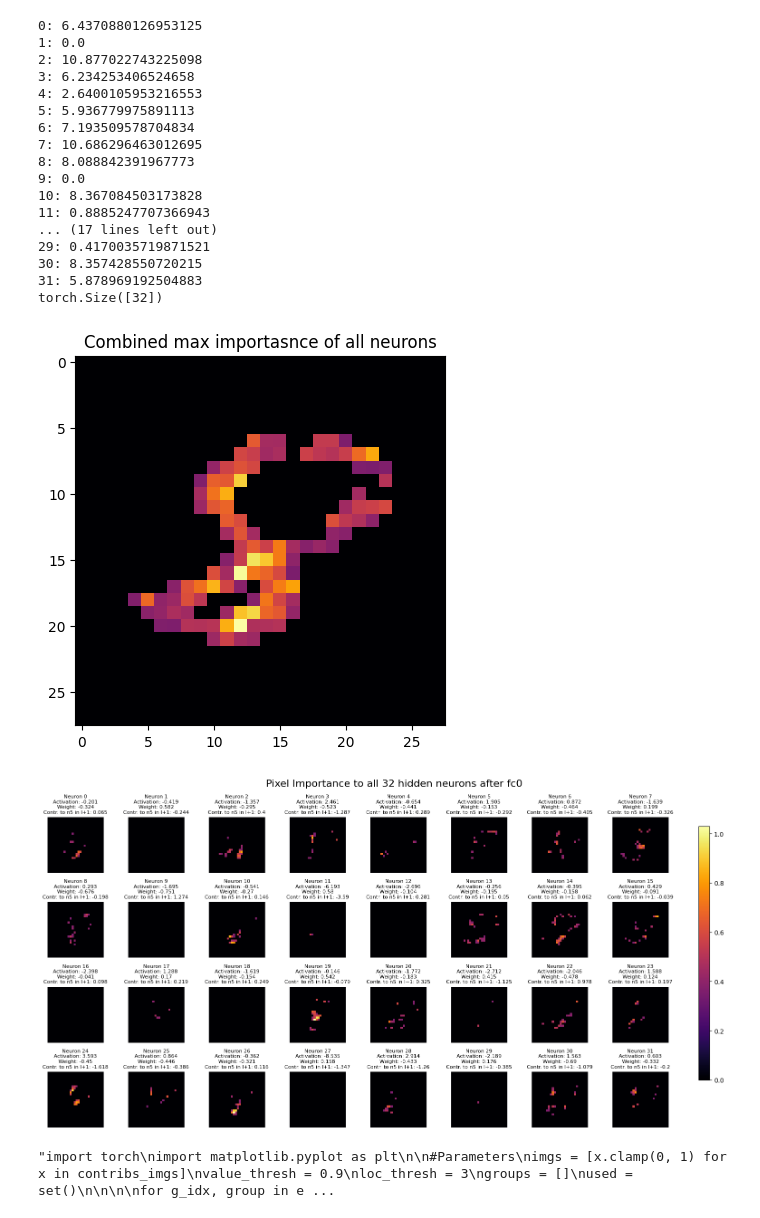
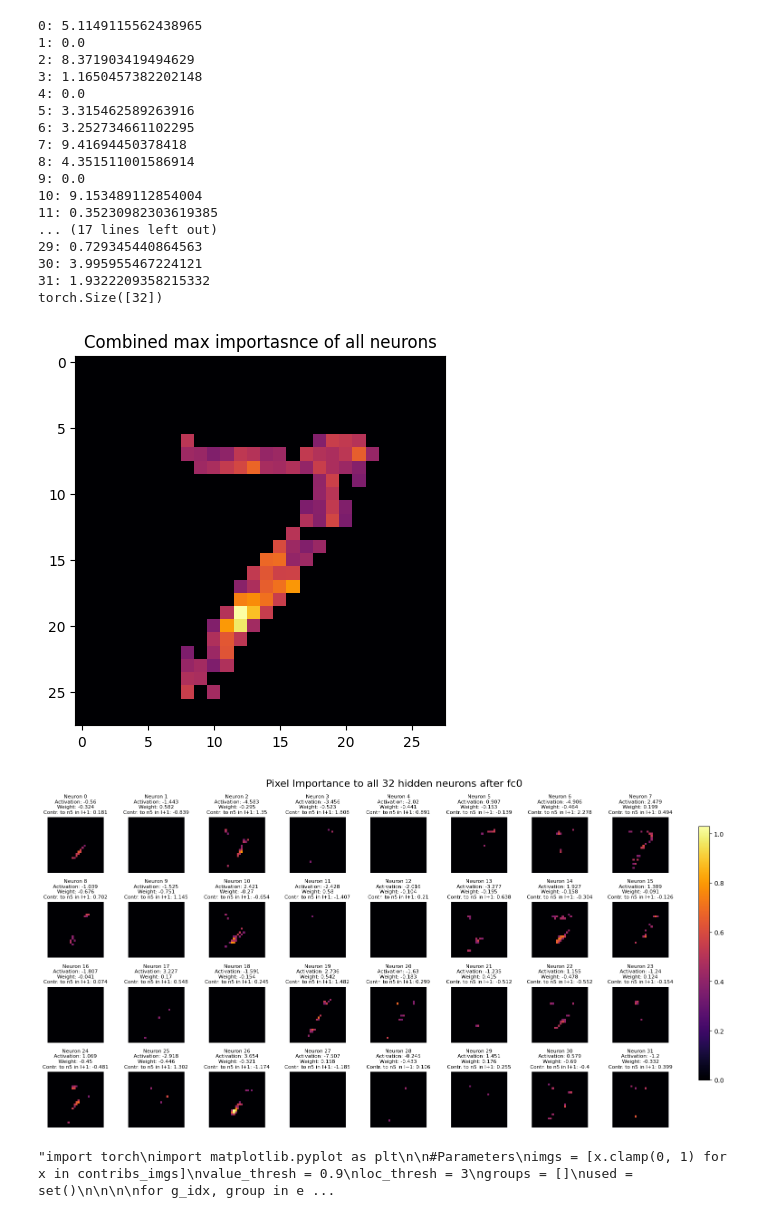
Before and after one commit to kns357/ANN_MA_Kaito, a Jupyter notebook: binary_conceptual_ex_method.ipynb, the cells around one changed output. Saved outputs shown, nothing was run; the diff lists cells and outputs as text; code cells hidden in the pictures.

```diff
--- a/binary_conceptual_ex_method.ipynb
+++ b/binary_conceptual_ex_method.ipynb
@@ -75,7 +75,7 @@ plt.show()
 # %%
 
 inputs, labels = next(iter(test_loader))
-dig_to_check = 8
+dig_to_check = 7
 
 #search wanted digit:
 while True:
@@ -163,48 +163,48 @@ next_neuron_idx = 5
 
 weights_to_neuron = net.fc1.weight[next_neuron_idx]
 contribution = activations * weights_to_neuron
 #next_contribs = contribution.sum(dim=1) #dim = 1 means y-axis, so all weights to neuron
 
 #print(next_contribs.size())
 print(weights_to_neuron.size())
 
 plt.imshow(combo, cmap="inferno")
 plt.title("Combined max importasnce of all neurons")
 
 fig, axes = plt.subplots(4, 8, figsize=(16, 8))
 
 vmax = contribs_imgs.max().item()
 
 for i, ax in enumerate(axes.flat):
     im = ax.imshow(contribs_imgs[i], cmap='inferno', vmin=0, vmax=vmax)
     ax.set_title(f'Neuron {i}\nActivation: {round(activations[i].item(), 3)}\nWeight: {round(weights_to_neuron[i].item(), 3)}\nContr. to n{next_neuron_idx} in l+1: {round(contribution[i].item(), 3)}', fontsize=8)
     ax.axis('off')
 
 fig.suptitle('Pixel Importance to all 32 hidden neurons after fc0', fontsize=16)
 cbar_ax = fig.add_axes([0.92, 0.15, 0.015, 0.7])
 fig.colorbar(im, cax=cbar_ax)
 plt.tight_layout(rect=[0, 0, 0.9, 1])
 plt.show()
 # %% [output]
-0: 6.4370880126953125
+0: 5.1149115562438965
 1: 0.0
-2: 10.877022743225098
-3: 6.234253406524658
-4: 2.6400105953216553
-5: 5.936779975891113
-6: 7.193509578704834
-7: 10.686296463012695
-8: 8.088842391967773
+2: 8.371903419494629
+3: 1.1650457382202148
+4: 0.0
+5: 3.315462589263916
+6: 3.252734661102295
+7: 9.41694450378418
+8: 4.351511001586914
 9: 0.0
-10: 8.367084503173828
-11: 0.8885247707366943
+10: 9.153489112854004
+11: 0.35230982303619385
 ... (17 lines left out)
-29: 0.4170035719871521
-30: 8.357428550720215
-31: 5.878969192504883
+29: 0.729345440864563
+30: 3.995955467224121
+31: 1.9322209358215332
 torch.Size([32])
-[figure, old version]
+[figure, new version]
-[figure, old version]
+[figure, new version]
 # %%
 #activation function can be ignored, as it is ReLU and this image is normalise by setting negative value to 0 already!
 # %%
```
Also changed, not shown: parts of 8 cells of this notebook.
